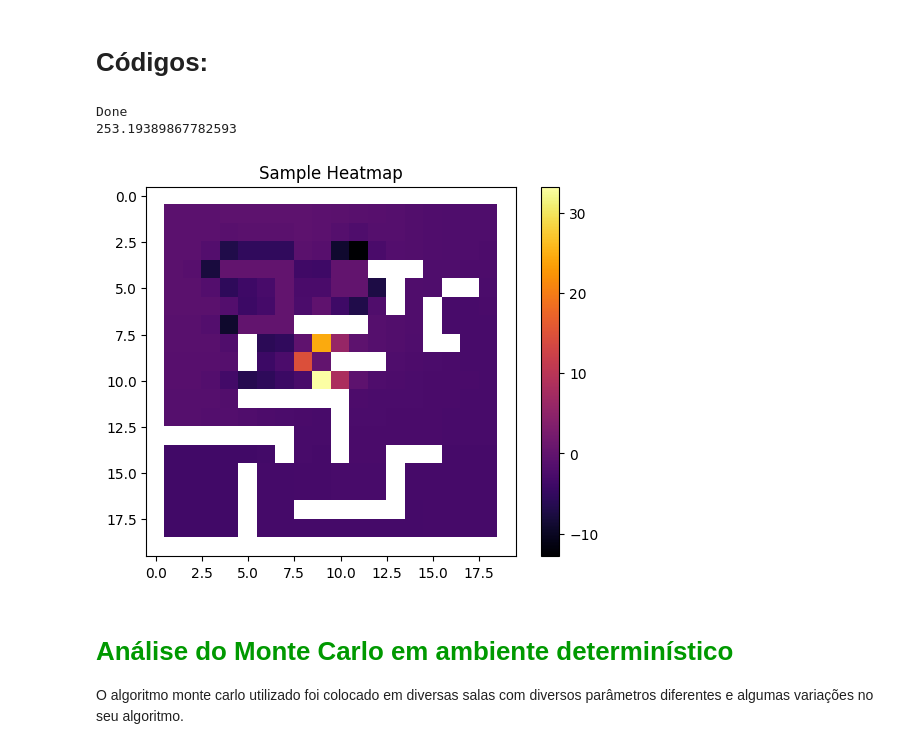
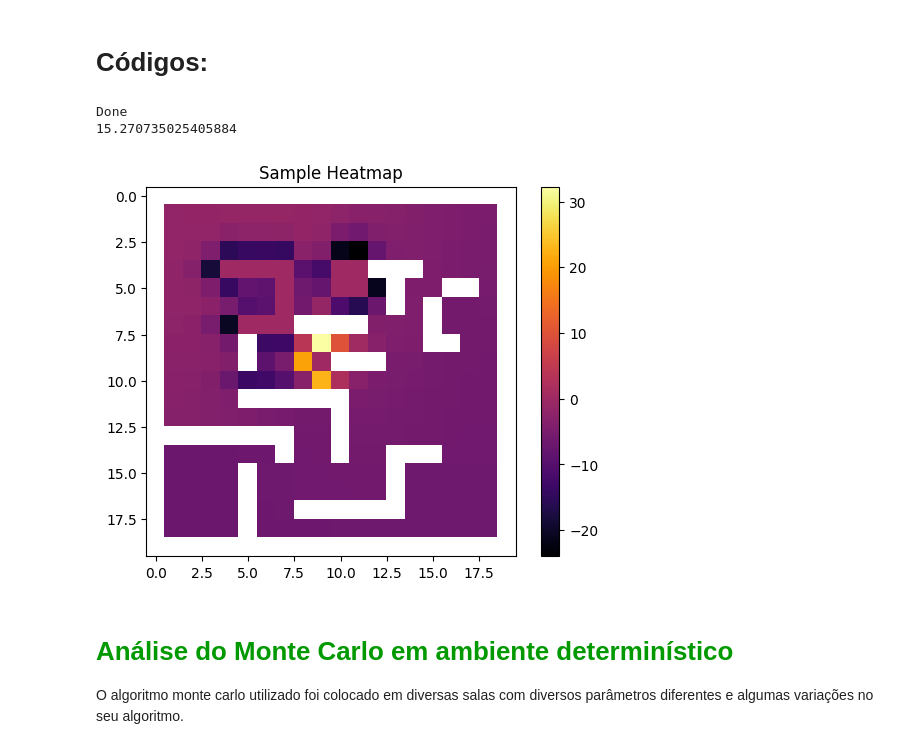
Before and after one commit to salocinrevenge/RLTroco, a Jupyter notebook: trabalho 1/notebook.ipynb, the cells around one changed output. Drawn from its saved outputs; the diff is of its cells as text; code cells hidden in the pictures.

```diff
--- a/trabalho 1/notebook.ipynb
+++ b/trabalho 1/notebook.ipynb
@@ -877,22 +877,22 @@ class Environment:
         self.map[i][j] = self.default_symbols["agent"]
         return self.rewards[self.symbols[self.original_map[self.agent.y][self.agent.x]]]
 # %%
-learning_strategy = SARSA(0.1)
+learning_strategy = QLearning()
 environment = Environment('salas/salaA.txt', True, display=False)
 agent = Agent(x=0, y=0, environment=environment, display=environment.display)
 environment.agent = agent
 learning_strategy.setup(environment, agent)
 
 learning_strategy.train(10000, exploration_chance=0.5, display=False, appx=False)
 #agent.render.show()
 print("Done")
 print(sum(learning_strategy.time))
 
 Renderer.create_heatmap(learning_strategy.agent.book_V, cmap='inferno', title='Sample Heatmap')
 # %% [output]
 Done
-253.19389867782593
+15.270735025405884
-[figure, old version]
+[figure, new version]
 # %% [markdown]
 # <b style="color:#009900">Análise do Monte Carlo em ambiente determinístico</b>
 
```
Also changed, not shown: parts of 3 cells of this notebook, 3 other files.
